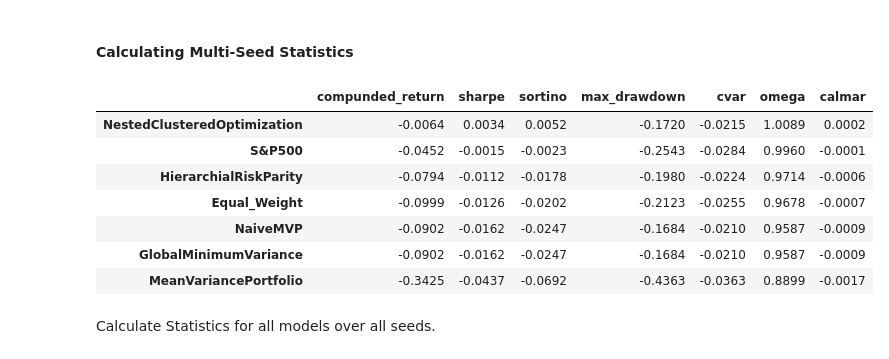
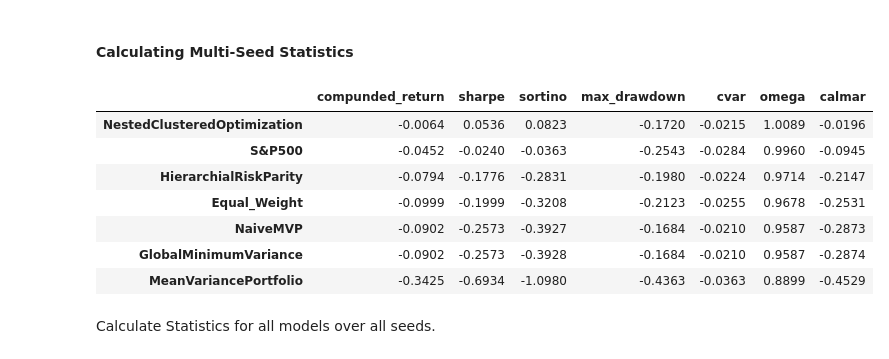
Before and after one commit to travisdesell/exact, a Jupyter notebook: financial_loss_functions/exploration/test_analysis.ipynb, the cells around one changed output. Cells and saved outputs as stored; diff of their text form; code cells hidden in the pictures.

```diff
--- a/financial_loss_functions/exploration/test_analysis.ipynb
+++ b/financial_loss_functions/exploration/test_analysis.ipynb
@@ -148,6 +148,9 @@ for modl_name, windows_dict in bench_rets.items():
             [wind_rets for dates, wind_rets in windows_dict.items()]
         )
 # %%
+metrics_to_ann = ['sharpe', 'sortino', 'calmar']
+
+
 # Aggregate all performances across seeds
 seed_metric_dfs = []
 for seed, seed_perfs in nn_seed_rets_no_dates.items():
@@ -157,30 +160,30 @@ for seed, seed_perfs in nn_seed_rets_no_dates.items():
         all_daily_returns=seed_perfs,
         metrics_lib=MetricLibrary.items()
     )
-    seed_metric_dfs.append(evaluator.calc_pf_performances())
+    seed_metric_dfs.append(evaluator.calc_pf_performances(metrics_to_ann))
 
 all_seed_perf = pd.concat(seed_metric_dfs)
 # %%
 # Calculate performance of benchmark portfolios (no seeds)
 evaluator = Evaluator(
     eval_returns=None,
     ba_eval=None,
     all_daily_returns=bench_rets_no_dates, # Deserialize dict: replace lists with np.array()
     metrics_lib=MetricLibrary.items()
 )
 
-bench_perfs = evaluator.calc_pf_performances()
+bench_perfs = evaluator.calc_pf_performances(metrics_to_ann)
 bench_perfs = bench_perfs.sort_values(by='sharpe', ascending=False)
 bench_perfs
 # %% [output]
 |  | compunded_return | sharpe | sortino | max_drawdown | cvar | omega | calmar |
-| NestedClusteredOptimization | -0.0064 | 0.0034 | 0.0052 | -0.1720 | -0.0215 | 1.0089 | 0.0002 |
-| S&P500 | -0.0452 | -0.0015 | -0.0023 | -0.2543 | -0.0284 | 0.9960 | -0.0001 |
-| HierarchialRiskParity | -0.0794 | -0.0112 | -0.0178 | -0.1980 | -0.0224 | 0.9714 | -0.0006 |
-| Equal_Weight | -0.0999 | -0.0126 | -0.0202 | -0.2123 | -0.0255 | 0.9678 | -0.0007 |
-| NaiveMVP | -0.0902 | -0.0162 | -0.0247 | -0.1684 | -0.0210 | 0.9587 | -0.0009 |
-| GlobalMinimumVariance | -0.0902 | -0.0162 | -0.0247 | -0.1684 | -0.0210 | 0.9587 | -0.0009 |
-| MeanVariancePortfolio | -0.3425 | -0.0437 | -0.0692 | -0.4363 | -0.0363 | 0.8899 | -0.0017 |
+| NestedClusteredOptimization | -0.0064 | 0.0536 | 0.0823 | -0.1720 | -0.0215 | 1.0089 | -0.0196 |
+| S&P500 | -0.0452 | -0.0240 | -0.0363 | -0.2543 | -0.0284 | 0.9960 | -0.0945 |
+| HierarchialRiskParity | -0.0794 | -0.1776 | -0.2831 | -0.1980 | -0.0224 | 0.9714 | -0.2147 |
+| Equal_Weight | -0.0999 | -0.1999 | -0.3208 | -0.2123 | -0.0255 | 0.9678 | -0.2531 |
+| NaiveMVP | -0.0902 | -0.2573 | -0.3927 | -0.1684 | -0.0210 | 0.9587 | -0.2873 |
+| GlobalMinimumVariance | -0.0902 | -0.2573 | -0.3928 | -0.1684 | -0.0210 | 0.9587 | -0.2874 |
+| MeanVariancePortfolio | -0.3425 | -0.6934 | -1.0980 | -0.4363 | -0.0363 | 0.8899 | -0.4529 |
 # %% [markdown]
 Calculate Statistics for all models over all seeds.
 # %%
```
Also changed, not shown: parts of 14 cells of this notebook, 2 other files.
